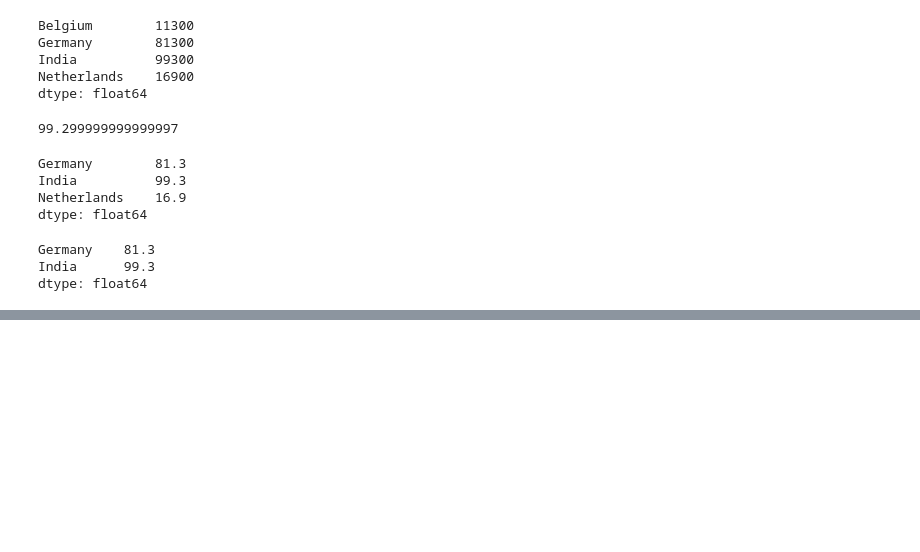
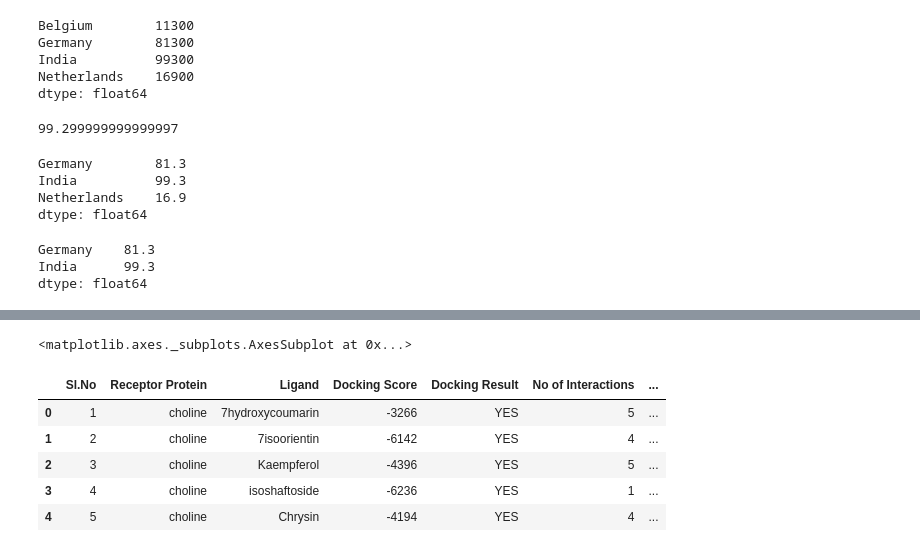
Before and after one commit to Puneet-Shivanand/pandas-101, a Jupyter notebook: Pandas_tutorial.ipynb, the cells around one changed output, grey strips where cells are left out. Drawn from its saved outputs; the diff is of its cells as text; code cells hidden in the pictures; blank space fills up the shorter version.

```diff
--- a/Pandas_tutorial.ipynb
+++ b/Pandas_tutorial.ipynb
@@ -63,0 +191,15 @@ population.mean
+# %%
+countries['area'].plot(kind='bar')
+# %% [output]
+<matplotlib.axes._subplots.AxesSubplot at 0x...>
+# %%
+prot_data = pd.read_csv('DOCK_OUT.csv',sep=',')
+# %%
+prot_data.head()
+# %% [output]
+|  | Sl.No | Receptor Protein | Ligand | Docking Score | Docking Result | No of Interactions | ... |
+| 0 | 1 | choline | 7hydroxycoumarin | -3266 | YES | 5 | ... |
+| 1 | 2 | choline | 7isoorientin | -6142 | YES | 4 | ... |
+| 2 | 3 | choline | Kaempferol | -4396 | YES | 5 | ... |
+| 3 | 4 | choline | isoshaftoside | -6236 | YES | 1 | ... |
+| 4 | 5 | choline | Chrysin | -4194 | YES | 4 | ... |
```
Also changed, not shown: parts of 18 cells of this notebook, 1 other file.
